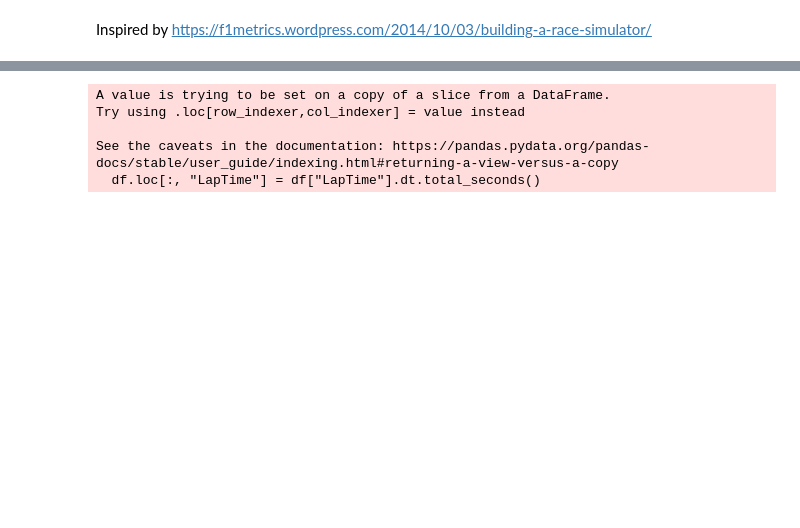
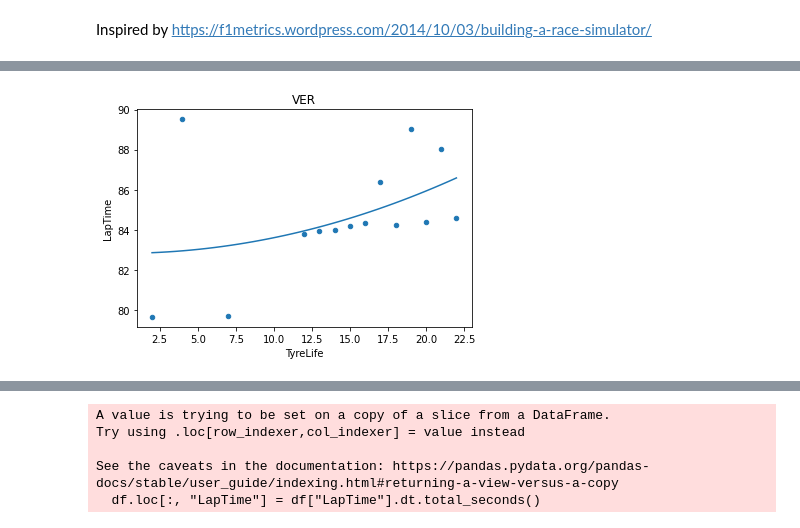
Before and after one commit to Kmanchine/FormulaOneRaceSimulator, a Jupyter notebook: Hungary2022.ipynb, the cells around one changed output, grey strips where cells are left out. Cells and saved outputs as stored; diff of their text form; code cells hidden in the pictures; blank space fills up the shorter version.

Commit message:
Added FP2 tyre deg graph

```diff
--- a/Hungary2022.ipynb
+++ b/Hungary2022.ipynb
@@ -11,3 +13,5 @@ from constants import *
 
 # Enable the cache by providing the name of the cache folder
 ff1.Cache.enable_cache('cache')
+# %%
+DRIVER = 'VER'
@@ -13,0 +20,3 @@ ff1.Cache.enable_cache('cache')
+# %%
+FP2 = ff1.get_session(2022, 'Hungary', 'FP2')
+FP2.load()
@@ -13,0 +36,17 @@ ff1.Cache.enable_cache('cache')
+# %%
+# Only pick representative laps - laps that are set under green flag and not in/out laps
+fp2_representative_laps = FP2.laps.pick_driver(DRIVER).pick_accurate().pick_wo_box().pick_track_status('1')
+
+# Convert laptime from timedelta to seconds for plotting
+convert_laptime_to_seconds(fp2_representative_laps)
+
+# Consider only medium
+fp2_representative_laps_medium = fp2_representative_laps.pick_tyre(MEDIUM)
+
+remove_outlier_laps(fp2_representative_laps_medium)
+
+model = get_tyre_model(fp2_representative_laps_medium)
+
+subplot = plot_tyre_model(fp2_representative_laps_medium, model)
+# %% [output]
+[figure, added]
```
Also changed, not shown: parts of 12 cells of this notebook.
